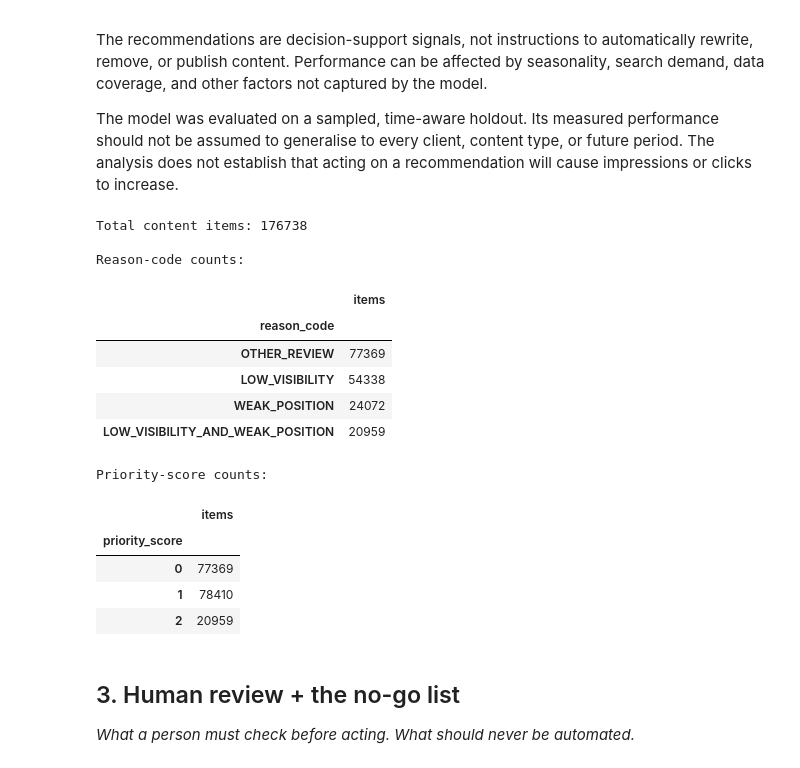
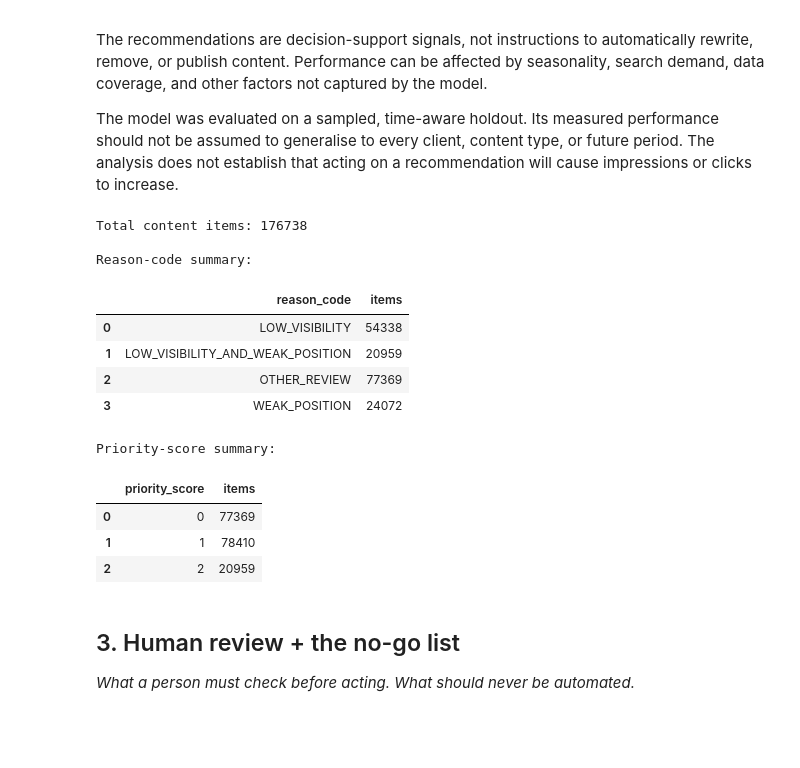
Before and after one commit to anjds22/flyrank-ml-internship, a Jupyter notebook: work/notebooks/w07_action_playbook.ipynb, the cells around one changed output. Saved outputs shown, nothing was run; the diff lists cells and outputs as text; code cells hidden in the pictures; blank space fills up the shorter version.

```diff
--- a/work/notebooks/w07_action_playbook.ipynb
+++ b/work/notebooks/w07_action_playbook.ipynb
@@ -6,3 +6,24 @@
 This skeleton is yours to fill. Work the sections **in order** — each one has a one-line hint. Simple words, honest numbers.
 
 > Working with an AI assistant? Tell it to read `skills/README.md` first and load the one skill this assignment names on its card.
+# %%
+!pip -q install duckdb huggingface_hub
+
+import duckdb
+from google.colab import userdata
+
+HF_TOKEN = userdata.get("HF_TOKEN")
+
+con = duckdb.connect()
+
+con.execute("INSTALL httpfs")
+con.execute("LOAD httpfs")
+
+con.execute(f"""
+    CREATE OR REPLACE SECRET hf_secret (
+        TYPE huggingface,
+        TOKEN '{HF_TOKEN}'
+    )
+""")
+
+print("DuckDB connection ready!")
@@ -99,29 +128,41 @@ The recommendations are decision-support signals, not instructions to automatica
 
 The model was evaluated on a sampled, time-aware holdout. Its measured performance should not be assumed to generalise to every client, content type, or future period. The analysis does not establish that acting on a recommendation will cause impressions or clicks to increase.
 # %%
-# Summarise the queue so the intended users can see its scope.
+# Summarise the queue by reason code and priority score.
+
+reason_summary = (
+    queue.groupby("reason_code")
+    .size()
+    .reset_index(name="items")
+)
+
+priority_summary = (
+    queue.groupby("priority_score")
+    .size()
+    .reset_index(name="items")
+)
+
 print("Total content items:", len(queue))
-print("\nReason-code counts:")
-display(queue["reason_code"].value_counts().rename("items").to_frame())
 
-print("\nPriority-score counts:")
-display(queue["priority_score"].value_counts().sort_index().rename("items").to_frame())
+print("\nReason-code summary:")
+display(reason_summary)
+
+print("\nPriority-score summary:")
+display(priority_summary)
 # %% [output]
 Total content items: 176738
 
-Reason-code counts:
+Reason-code summary:
-|  | items |
-| reason_code |  |
-| OTHER_REVIEW | 77369 |
-| LOW_VISIBILITY | 54338 |
-| WEAK_POSITION | 24072 |
-| LOW_VISIBILITY_AND_WEAK_POSITION | 20959 |
+|  | reason_code | items |
+| 0 | LOW_VISIBILITY | 54338 |
+| 1 | LOW_VISIBILITY_AND_WEAK_POSITION | 20959 |
+| 2 | OTHER_REVIEW | 77369 |
+| 3 | WEAK_POSITION | 24072 |
-Priority-score counts:
+Priority-score summary:
-|  | items |
-| priority_score |  |
-| 0 | 77369 |
-| 1 | 78410 |
-| 2 | 20959 |
+|  | priority_score | items |
+| 0 | 0 | 77369 |
+| 1 | 1 | 78410 |
+| 2 | 2 | 20959 |
 # %% [markdown]
 ## 3. Human review + the no-go list
 
```
Also changed, not shown: parts of 7 cells of this notebook.
